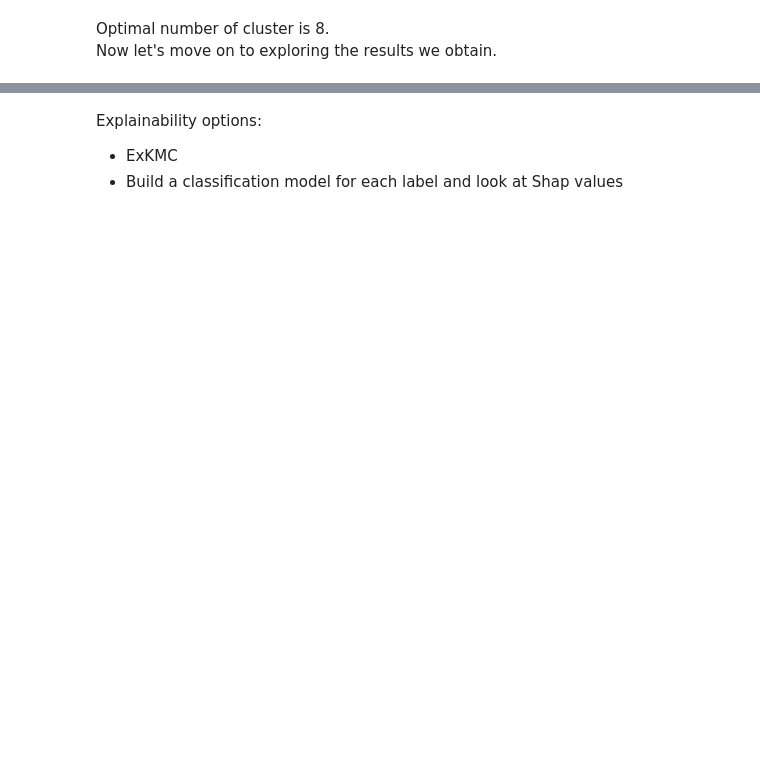
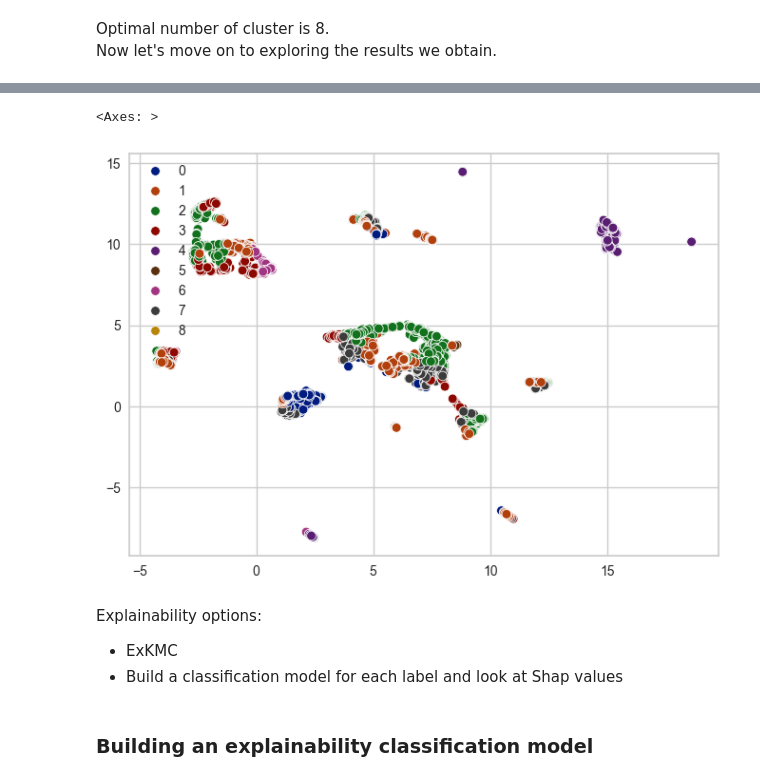
Before and after one commit to arthurprgt/natixis_challenge, a Jupyter notebook: notebooks/clustering.ipynb, the cells around one changed output, grey strips where cells are left out. Saved outputs shown, nothing was run; the diff lists cells and outputs as text; code cells hidden in the pictures; blank space fills up the shorter version.

Commit message:
Upgrading KMeans + explainability + unsupervised trials

```diff
--- a/notebooks/clustering.ipynb
+++ b/notebooks/clustering.ipynb
@@ -551,4 +416,4 @@ Now let's move on to exploring the results we obtain.
 # %%
 model = KMeans(n_clusters=8, verbose=0, random_state=42)
 # %%
-clusters = model.fit_predict(df_clustering_filled)
+clusters = model.fit_predict(df_normalized)
@@ -555,4 +432,14 @@ clusters = model.fit_predict(df_clustering_filled)
+# %%
+embedding = UMAP(n_neighbors=50, learning_rate=0.5, init="random", min_dist=0.001
+                      ).fit_transform(df_normalized)
+# %%
+sns.scatterplot(x=embedding[:,0], y=embedding[:,1], hue=clusters, palette='dark')
+# %% [output]
+<Axes: >
+[figure, added]
 # %% [markdown]
 Explainability options:
 - ExKMC
 - Build a classification model for each label and look at Shap values
+# %% [markdown]
+### Building an explainability classification model
```
Also changed, not shown: parts of 36 cells of this notebook.
